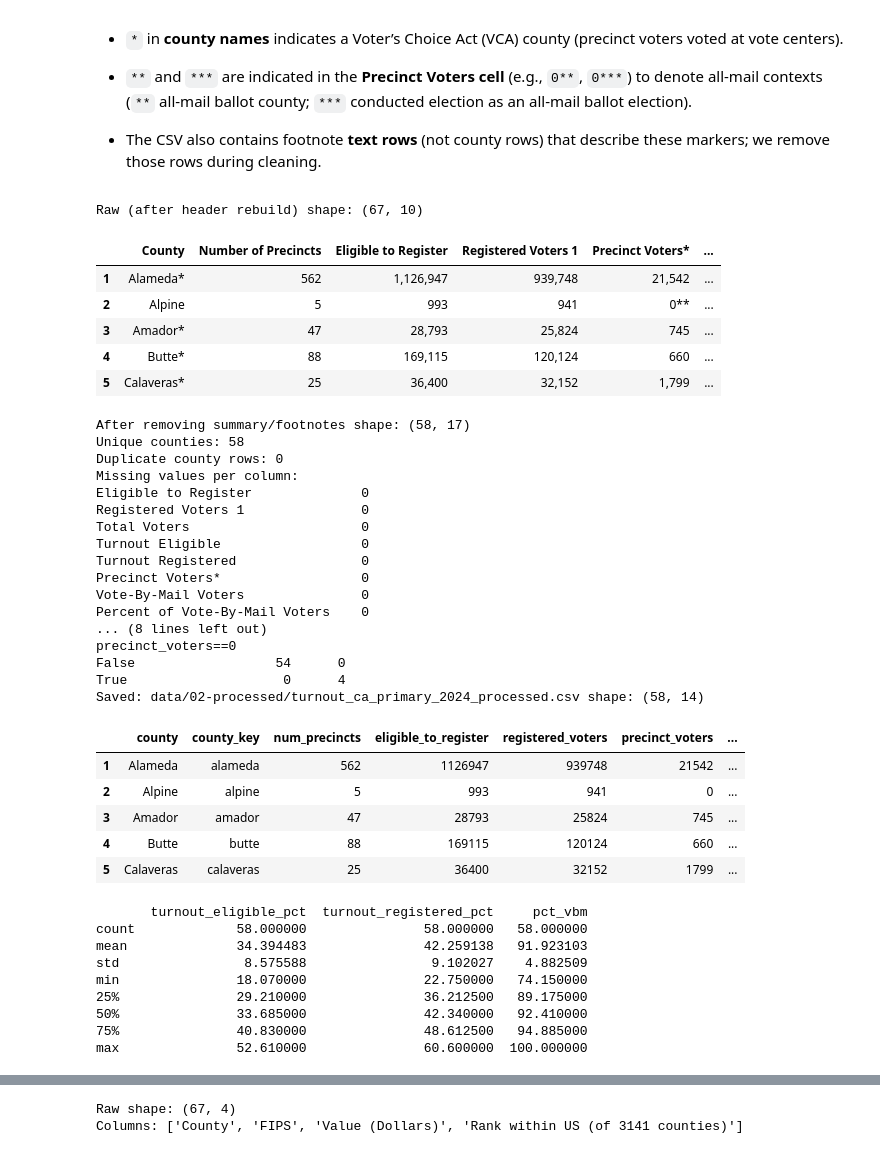
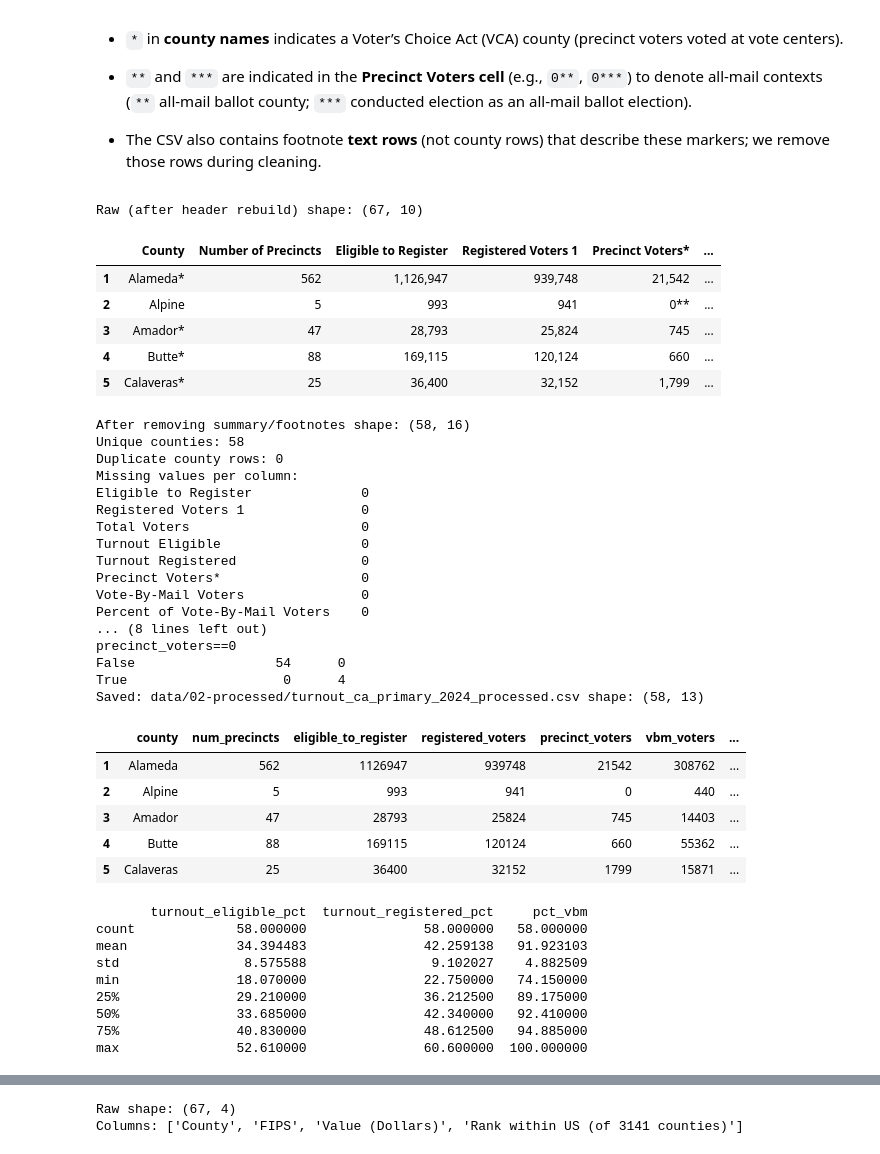
Before and after one commit to COGS108/Group141_WI26, a Jupyter notebook: 01-DataCheckpoint.ipynb, the cells around one changed output, grey strips where cells are left out. Cells and saved outputs as stored; diff of their text form; code cells hidden in the pictures.

Commit message:
Update 01-DataCheckpoint

```diff
--- a/01-DataCheckpoint.ipynb
+++ b/01-DataCheckpoint.ipynb
@@ -186,7 +185,6 @@ We keep the original **0–100** percentage scale so regression coefficients can
 
 - The CSV also contains footnote **text rows** (not county rows) that describe these markers; we remove those rows during cleaning.
 # %%
-## YOUR CODE TO LOAD/CLEAN/TIDY/WRANGLE THE DATA GOES HERE
 import pandas as pd
 import numpy as np
 import re
@@ -197,9 +195,8 @@ OUT_PATH = "data/02-processed/turnout_ca_primary_2024_processed.csv"
 def parse_int(x):
     if pd.isna(x):
         return np.nan
-    s = str(x).strip()
-    s = s.replace(",", "")
-    s = re.sub(r"\*+", "", s)
+    s = str(x).strip().replace(",", "")
+    s = re.sub(r"\*+", "", s)  # remove any asterisks
     return pd.to_numeric(s, errors="coerce")
 
 def parse_pct(x):
@@ -215,12 +212,6 @@ def star_count(s: str) -> int:
 def strip_stars(s: str) -> str:
     return re.sub(r"\*+\s*$", "", str(s).strip())
 
-def norm_key(s: str) -> str:
-    s = strip_stars(s).lower()
-    s = re.sub(r"\s+county$", "", s)
-    s = re.sub(r"\s+", " ", s)
-    return s
-
 # -------------------------
 # helpers for **/*** in Precinct Voters cell
 # -------------------------
@@ -233,7 +224,7 @@ def strip_suffix_stars(x):
     s = "" if pd.isna(x) else str(x).strip()
     return re.sub(r"\*+\s*$", "", s)
 
-# ---- 1) Read and rebuild header (your file has an extra title row + header row) ----
+# ---- 1) Read and rebuild header (file has an extra title row + header row) ----
 raw = pd.read_csv(RAW_PATH, header=1)
 header_row = raw.iloc[0].tolist()
 df = raw.iloc[1:].copy()
@@ -260,21 +251,23 @@ mask = (
 df = df.loc[mask].copy()
 
 # ---- 3) Create flags + clean county name for analysis/merge ----
-df["county_star_n"] = df["County"].apply(star_count)  # CHANGED (was star_n)
-df["is_vca_county"] = df["county_star_n"].ge(1)       # CHANGED (VCA is * in county name)
+df["county_star_n"] = df["County"].apply(star_count)
+df["is_vca_county"] = df["county_star_n"].ge(1)  # * in county name indicates VCA
 
 df["precinct_star_n"] = df["Precinct Voters*"].apply(suffix_star_count)
-df["is_all_mail_ballot_county"] = df["precinct_star_n"].eq(2)
-df["is_conducted_all_mail_election"] = df["precinct_star_n"].ge(3)
+df["is_all_mail_ballot_county"] = df["precinct_star_n"].eq(2)        # ** in precinct cell
+df["is_conducted_all_mail_election"] = df["precinct_star_n"].ge(3)   # *** in precinct cell
 
+# human-readable county label (no stars)
 df["county"] = df["County"].apply(strip_stars)
-df["county_key"] = df["County"].apply(norm_key)
 
 print("After removing summary/footnotes shape:", df.shape)
-print("Unique counties:", df["county_key"].nunique())
+print("Unique counties:", df["county"].nunique())
 
-dupes = df[df.duplicated("county_key", keep=False)]
+dupes = df[df.duplicated("county", keep=False)]
 print("Duplicate county rows:", dupes.shape[0])
+if len(dupes) > 0:
+    display(dupes[["County", "county"]])
 
 # ---- 4) Numeric conversions ----
 df["Number of Precincts"] = df["Number of Precincts"].apply(parse_int)
@@ -291,9 +284,11 @@ df["Turnout Registered"] = df["Turnout Registered"].apply(parse_pct)
 df["Turnout Eligible"] = df["Turnout Eligible"].apply(parse_pct)
 
 # missingness report (after parsing)
-check_cols = ["Eligible to Register","Registered Voters 1","Total Voters",
-              "Turnout Eligible","Turnout Registered",
-              "Precinct Voters*","Vote-By-Mail Voters","Percent of Vote-By-Mail Voters"]
+check_cols = [
+    "Eligible to Register","Registered Voters 1","Total Voters",
+    "Turnout Eligible","Turnout Registered",
+    "Precinct Voters*","Vote-By-Mail Voters","Percent of Vote-By-Mail Voters"
+]
 check_cols = [c for c in check_cols if c in df.columns]
 print("Missing values per column:")
 print(df[check_cols].isna().sum().sort_values(ascending=False))
@@ -304,7 +299,7 @@ critical = ["Eligible to Register", "Registered Voters 1", "Total Voters",
 before = df.shape[0]
 df = df.dropna(subset=critical).copy()
 print("Dropped rows with missing critical fields:", before - df.shape[0])
-print("Final unique counties:", df["county_key"].nunique())
+print("Final unique counties:", df["county"].nunique())
 
 # ---- 6) Range / sanity checks ----
 bad_turnout = df[
@@ -315,6 +310,8 @@ print("Out-of-range turnout rows:", len(bad_turnout))
 
 weird = df[df["Total Voters"] > df["Registered Voters 1"]]
 print("Rows with Total Voters > Registered Voters (inspect; may be snapshot issue):", len(weird))
+if len(weird) > 0:
+    display(weird[["county", "Total Voters", "Registered Voters 1"]].head())
 
 # ---- 7) Rename clean columns and save processed ----
 df_out = df.rename(columns={
@@ -330,7 +327,7 @@ df_out = df.rename(columns={
 })
 
 keep = [
-    "county", "county_key",
+    "county",
     "num_precincts", "eligible_to_register", "registered_voters",
     "precinct_voters", "vbm_voters", "total_voters", "pct_vbm",
     "turnout_registered_pct", "turnout_eligible_pct",
@@ -338,55 +335,58 @@ keep = [
 ]
 df_out = df_out[keep].copy()
 
+# Internal consistency check: Total Voters vs precinct + VBM
 delta = df_out["total_voters"] - (df_out["precinct_voters"] + df_out["vbm_voters"])
 print("Total - (Precinct + VBM) mismatches:", (delta != 0).sum())
 if (delta != 0).any():
     display(df_out.loc[delta != 0, ["county","precinct_voters","vbm_voters","total_voters"]].head())
 
 print("Precinct voters == 0 rows:", (df_out["precinct_voters"] == 0).sum())
-print(pd.crosstab(df_out["precinct_voters"].eq(0),
-                  df_out["is_all_mail_ballot_county"] | df_out["is_conducted_all_mail_election"],
-                  rownames=["precinct_voters==0"], colnames=["all_mail_flag"]))
+print(pd.crosstab(
+    df_out["precinct_voters"].eq(0),
+    df_out["is_all_mail_ballot_county"] | df_out["is_conducted_all_mail_election"],
+    rownames=["precinct_voters==0"], colnames=["all_mail_flag"]
+))
 
 assert df_out.shape[0] == 58, f"Expected 58 counties, got {df_out.shape[0]}"
-assert df_out["county_key"].nunique() == 58, "county_key not unique"
+assert df_out["county"].nunique() == 58, "county is not unique"
 
 df_out.to_csv(OUT_PATH, index=False)
 print("Saved:", OUT_PATH, "shape:", df_out.shape)
 display(df_out.head())
 
 print(df_out[["turnout_eligible_pct","turnout_registered_pct","pct_vbm"]].describe())
 # %% [output]
 Raw (after header rebuild) shape: (67, 10)
 |  | County | Number of Precincts | Eligible to Register | Registered Voters 1 | Precinct Voters* | ... |
 | 1 | Alameda* | 562 | 1,126,947 | 939,748 | 21,542 | ... |
 | 2 | Alpine | 5 | 993 | 941 | 0** | ... |
 | 3 | Amador* | 47 | 28,793 | 25,824 | 745 | ... |
 | 4 | Butte* | 88 | 169,115 | 120,124 | 660 | ... |
 | 5 | Calaveras* | 25 | 36,400 | 32,152 | 1,799 | ... |
-After removing summary/footnotes shape: (58, 17)
+After removing summary/footnotes shape: (58, 16)
 Unique counties: 58
 Duplicate county rows: 0
 Missing values per column:
 Eligible to Register              0
 Registered Voters 1               0
 Total Voters                      0
 Turnout Eligible                  0
 Turnout Registered                0
 Precinct Voters*                  0
 Vote-By-Mail Voters               0
 Percent of Vote-By-Mail Voters    0
 ... (8 lines left out)
 precinct_voters==0
 False                  54      0
 True                    0      4
-Saved: data/02-processed/turnout_ca_primary_2024_processed.csv shape: (58, 14)
+Saved: data/02-processed/turnout_ca_primary_2024_processed.csv shape: (58, 13)
-|  | county | county_key | num_precincts | eligible_to_register | registered_voters | precinct_voters | ... |
-| 1 | Alameda | alameda | 562 | 1126947 | 939748 | 21542 | ... |
-| 2 | Alpine | alpine | 5 | 993 | 941 | 0 | ... |
-| 3 | Amador | amador | 47 | 28793 | 25824 | 745 | ... |
-| 4 | Butte | butte | 88 | 169115 | 120124 | 660 | ... |
-| 5 | Calaveras | calaveras | 25 | 36400 | 32152 | 1799 | ... |
+|  | county | num_precincts | eligible_to_register | registered_voters | precinct_voters | vbm_voters | ... |
+| 1 | Alameda | 562 | 1126947 | 939748 | 21542 | 308762 | ... |
+| 2 | Alpine | 5 | 993 | 941 | 0 | 440 | ... |
+| 3 | Amador | 47 | 28793 | 25824 | 745 | 14403 | ... |
+| 4 | Butte | 88 | 169115 | 120124 | 660 | 55362 | ... |
+| 5 | Calaveras | 25 | 36400 | 32152 | 1799 | 15871 | ... |
        turnout_eligible_pct  turnout_registered_pct     pct_vbm
 count             58.000000               58.000000   58.000000
 mean              34.394483               42.259138   91.923103
```
Also changed, not shown: parts of 5 cells of this notebook.
